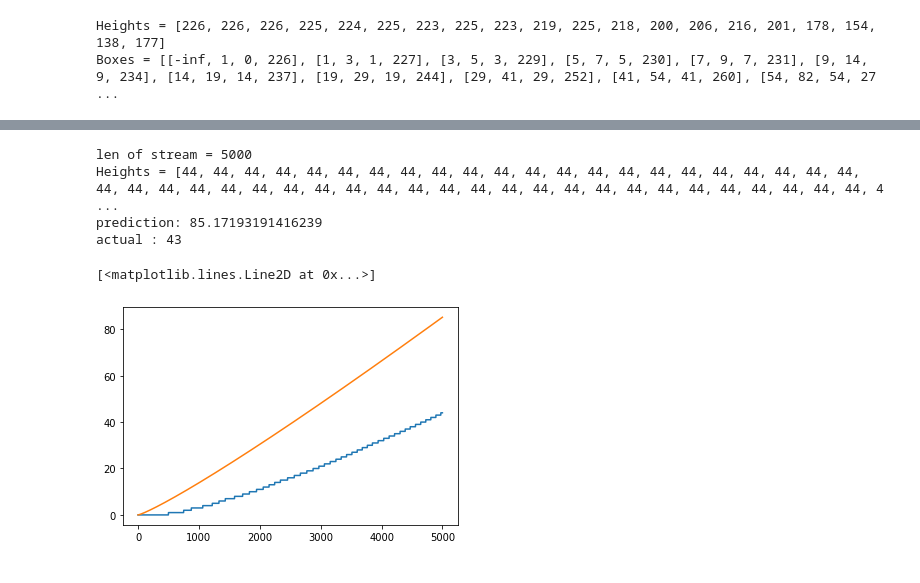
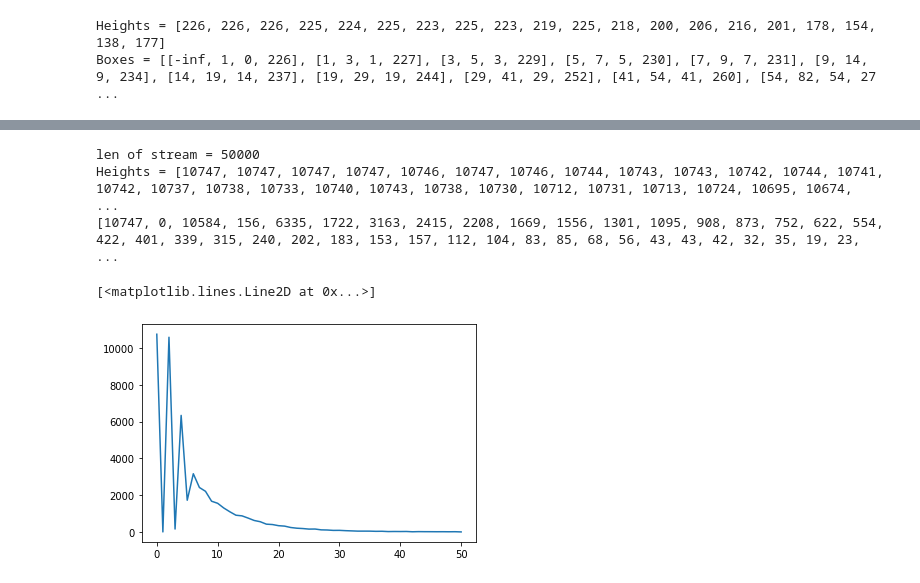
Before and after one commit to ce-jin/streaming-quantiles, a Jupyter notebook: debugprints.ipynb, the cells around one changed output, grey strips where cells are left out. Saved outputs shown, nothing was run; the diff lists cells and outputs as text; code cells hidden in the pictures.

Commit message:
freq

```diff
--- a/debugprints.ipynb
+++ b/debugprints.ipynb
@@ -115,11 +115,13 @@ len of stream = 300
 (163, 162, 161, 160, 159, 158, 157, 156, 155, 154, 154, 153, 152, 151, 150, 150, 149, 148, 147, 147, 146, 145, 145, 144, 143, 142, 141, 141, 140, 139, 139, 138, 138, 137, 136, 136, 135, 134, 133, 133, ...
 Heights = [136, 136, 136, 133, 133, 128, 122, 127, 132, 108]
 # %%
-sketchsize=500
+sketchsize=50
 adkw = advkw(sketchsize)
-n=5000
-stream = [n-sketchsize+1-i for i in range(n-sketchsize) ]
-stream = [n-j for j in range(sketchsize-1)] + [1]+stream
+n=50000
+#stream = [n-sketchsize+1-i for i in range(n-sketchsize) ]
+#stream = [n-j for j in range(sketchsize-1)] + [1]+stream
+
+stream = [n-j for j in range(n)]
 #print(stream)
 s = sketch(sketchsize)
 
@@ -134,63 +136,74 @@ for i,x in enumerate(stream):
     #    print(f'Merged no boxes')
     #print(f'Boxes = {s.items}')
     hs = s.get_heights()
+    freq = s.get_freq()
+    #print(freq)
     maxheights += [hs[0]]
-    pred += [(i+1)*log(i+1) /sketchsize]
+    #pred += [(i+1)*log(i+1) /sketchsize]
     #print(f'Heights = {hs}')
     #assert(max(hs)==hs[0])
     #print('n =', i+1)
 
 hs = s.get_heights()
+freq = s.get_freq()
 print(f'len of stream = {len(stream)}')
 #print(stream)
 print(f'Heights = {hs}')
 
 overlap = []
+kewen = []
 for i in range(len(s.items)-1):
     overlap += [min(s.items[i+1][3],s.items[i][3]) - max(s.items[i+1][2],s.items[i][2])]
+    kewen += [s.items[i+1][3] - s.items[i+1][2] + s.items[i][3] - s.items[i][2] - overlap[-1]]
+
 #print(overlap)
 #print([hs[i]-overlap[i] for i in range(len(overlap))])
-print(f'prediction: {n*log(n)/sketchsize}')
-print(f'actual : {overlap[0]}')
+#print(f'prediction: {n*log(n)/sketchsize}')
+#print(f'actual : {overlap[0]}')
 
+print(freq)
 
+import matplotlib.pyplot as plt
+#plt.plot(hs)
+#plt.plot(overlap)
+plt.plot(freq)
+#plt.plot(kewen)
+#plt.plot( [hs[0] for i in range(len(kewen))])
 
-#import matplotlib.pyplot as plt
-plt.plot(maxheights)
-plt.plot(pred)
+#plt.plot(maxheights)
+#plt.plot(pred)
 
 #plt.plot(overlap)
 #plt.plot([hs[0] - 2*2.15**i for i in range(len(overlap))])
 #plt.plot([hs[i]-overlap[i] for i in range(len(overlap))])
 
 
 
 # k= 100, n = 80000, alpha = 1.09  log = 0.08617769624105241  maxoverlap = 8914
 # k= 50, n = 80000, alpha = 1.21 log = 0.1906203596086497   maxoverlap = 18110
 # k = 25, n = 80000, alpha = 1.49 log = 0.3987761199573678 maxoverlap = 34179
 # k = 12, n = 80000, alpha = 2.66 log = 0.9783261227936078 maxoverlpa = 56891
 
 # k = 100, n = 40000, alpha = 1.081 log = 0.0778865386570712 maxoverlap = 4053
 # k = 50, n = 40000, alpha = 1.186  log = 0.17058630057553367 maxoverlap = 8375
 # k = 25, n = 40000, alpha = 1.451  log = 0.37225297390205087 maxoverlap = 16011
 # k = 12, n = 40000, alpha = 2.49 log = 0.9122827104766164 maxoverlap = 27342
 
 # k=100, n = 20000, alpha = 1.072  log = 0.0695260626486103 maxoverlap = 1819
 # k=50, n = 20000, alpha = 1.17  log = 0.1570037488096647 maxoverlap = 3820
 # k=25, n= 20000, alpha = 1.428 log = 0.3562748639173926 maxoverlap = 7459
 # k=12, n = 20000, alpha = 2.33  log = 0.8458682675776092 maxoverlap = 13033
 
 # k =100, n = 10000, alpha = 1.063  log = 0.06109509935981083 maxoverlap =  803
 # k = 50, n = 10000, alpha = 1.15   log = 0.13976194237515863 maxoverlap = 1725
 # k = 25, n = 10000, alpha = 1.373  log = 0.316998126785834 maxoverlap = 3447
 # k = 12, n = 10000, alpha = 2.15   log = 0.7654678421395714 maxoverlap = 6189
 # %% [output]
-len of stream = 5000
-Heights = [44, 44, 44, 44, 44, 44, 44, 44, 44, 44, 44, 44, 44, 44, 44, 44, 44, 44, 44, 44, 44, 44, 44, 44, 44, 44, 44, 44, 44, 44, 44, 44, 44, 44, 44, 44, 44, 44, 44, 44, 44, 44, 44, 44, 44, 44, 44, 4 ...
-prediction: 85.17193191416239
-actual : 43
+len of stream = 50000
+Heights = [10747, 10747, 10747, 10747, 10746, 10747, 10746, 10744, 10743, 10743, 10742, 10744, 10741, 10742, 10737, 10738, 10733, 10740, 10743, 10738, 10730, 10712, 10731, 10713, 10724, 10695, 10674,  ...
+[10747, 0, 10584, 156, 6335, 1722, 3163, 2415, 2208, 1669, 1556, 1301, 1095, 908, 873, 752, 622, 554, 422, 401, 339, 315, 240, 202, 183, 153, 157, 112, 104, 83, 85, 68, 56, 43, 43, 42, 32, 35, 19, 23, ...
 [<matplotlib.lines.Line2D at 0x...>]
-[figure, old version]
+[figure, new version]
 # %%
 from math import log
 K = [100,50,25,12]
```
Also changed, not shown: 1 other file.
